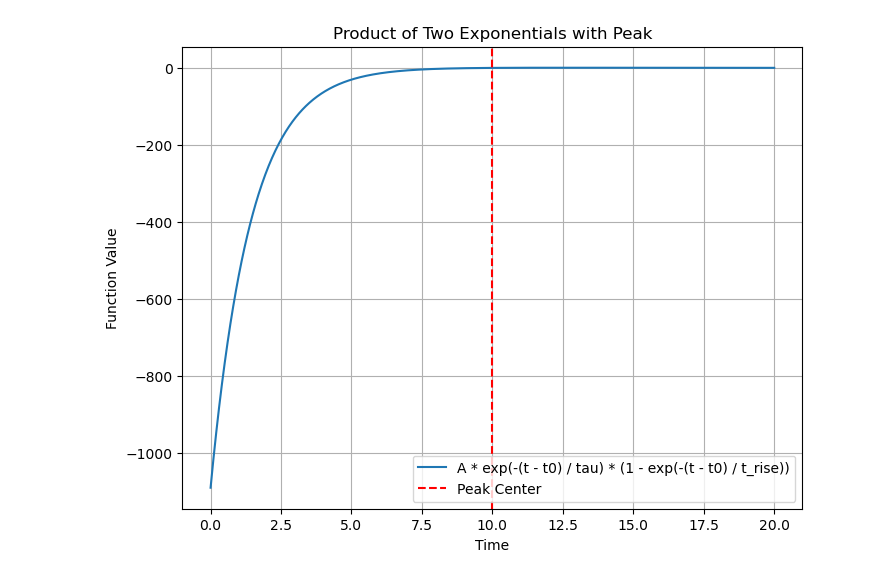
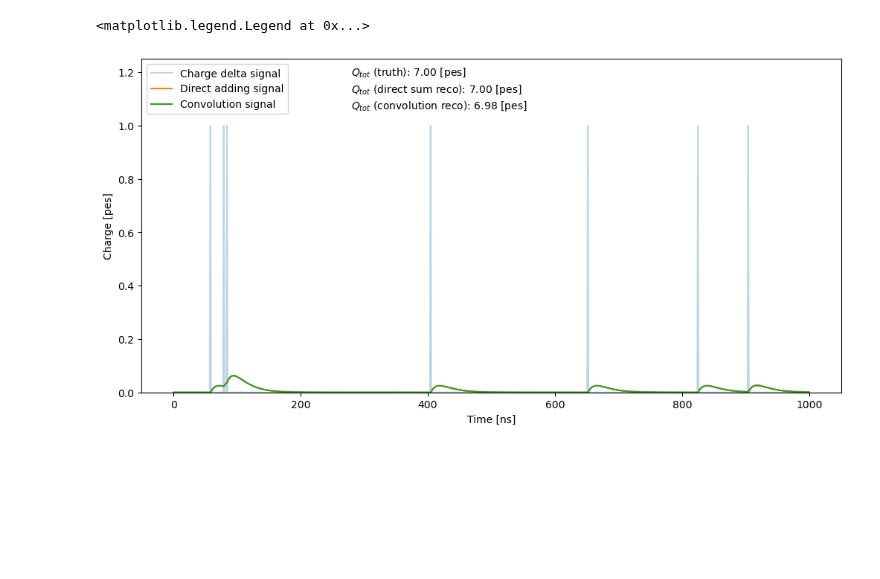
Before and after one commit to mariandbt/python, a Jupyter notebook: notebooks/20240301_TOY_SIMULATION.ipynb, the cells around one changed output. Saved outputs shown, nothing was run; the diff lists cells and outputs as text; code cells hidden in the pictures; blank space fills up the shorter version.

```diff
--- a/notebooks/20240301_TOY_SIMULATION.ipynb
+++ b/notebooks/20240301_TOY_SIMULATION.ipynb
@@ -30,8 +33,6 @@ def sipm_response(charge_in_pes, t_in_ns, t0):
 
     return normalized_signal
 # %%
-n_ie = int(1e4)
-charge = np.random.poisson(1, n_ie)
+n_ie = int(1e3)
+charge = np.random.poisson(0.01, n_ie)
 t = np.linspace(0, 1000, n_ie)
-t0 = 4000
-# t_shift = -400
@@ -209,32 +39,40 @@ ax.set_xlabel('time', fontsize = font_size);
-# %%
-import numpy as np
-import matplotlib.pyplot as plt
-
-# Define parameters
-A = 1.0  # Amplitude or peak value
-t_rise = 2.0  # Rise time
-tau = 5.0  # Decay time
-t0 = 10.0  # Center of the peak
-
-# Define the function
-def exponential_product(t):
-    return A * np.exp(-(t - t0) / tau) * (1 - np.exp(-(t - t0) / t_rise))
-
-# Generate time values
-t = np.linspace(0, 20, 1000)  # Time range from 0 to 20 with 1000 points
-
-# Calculate the function values
-y = exponential_product(t)
-
-# Plotting
-plt.figure(figsize=(8, 6))
-plt.plot(t, y, label='A * exp(-(t - t0) / tau) * (1 - exp(-(t - t0) / t_rise))')
-plt.axvline(x=t0, color='r', linestyle='--', label='Peak Center')
-plt.xlabel('Time')
-plt.ylabel('Function Value')
-plt.title('Product of Two Exponentials with Peak')
-plt.legend()
-plt.grid(True)
-plt.show()
-# %% [output]
-[figure, removed]
+# %%
+# %%timeit
+direct_response_wvf = np.zeros_like(t)
+
+for t0, q in zip(t, charge):
+
+    response = sipm_response(q, t, t0, tau, rise_time)
+    direct_response_wvf = direct_response_wvf + response
+# %%
+# %%timeit
+generic_response = sipm_response(1, t, t.mean(), tau, rise_time)
+
+convolution_response_wvf = np.convolve(charge, generic_response, mode='same')
+# %%
+fig, ax = plt.subplots(nrows = 1, ncols = 1, figsize=(10, 5), constrained_layout=True)
+
+ax.plot(t,charge, label = 'Charge delta signal', alpha=0.3)
+ax.plot(t,direct_response_wvf, label = 'Direct adding signal')
+ax.plot(t,convolution_response_wvf, label = 'Convolution signal')
+
+
+ax.set_xlabel('Time [ns]')
+ax.set_ylabel('Charge [pes]')
+
+ax.set_ylim(0, 5/4*charge.max())
+
+ax.text(0.3, .95, r'$Q_{tot}$ (truth): %.2f [pes]'%(charge.sum()),
+        transform=ax.transAxes, fontsize=10, bbox=dict(facecolor='none', edgecolor='none', pad=3.0))
+ax.text(0.3, .9, r'$Q_{tot}$ (direct sum reco): %.2f [pes]'%(direct_response_wvf.sum()),
+        transform=ax.transAxes, fontsize=10, bbox=dict(facecolor='none', edgecolor='none', pad=3.0))
+ax.text(0.3, .85, r'$Q_{tot}$ (convolution reco): %.2f [pes]'%(convolution_response_wvf.sum()),
+        transform=ax.transAxes, fontsize=10, bbox=dict(facecolor='none', edgecolor='none', pad=3.0))
+
+# ax.set_ylim(.0, .1)
+# ax.set_xlim(950., 1020.)
+
+ax.legend(loc = 'upper left')
+# %% [output]
+<matplotlib.legend.Legend at 0x...>
+[figure, added]
```
Also changed, not shown: parts of 21 cells of this notebook, 55 other files.
